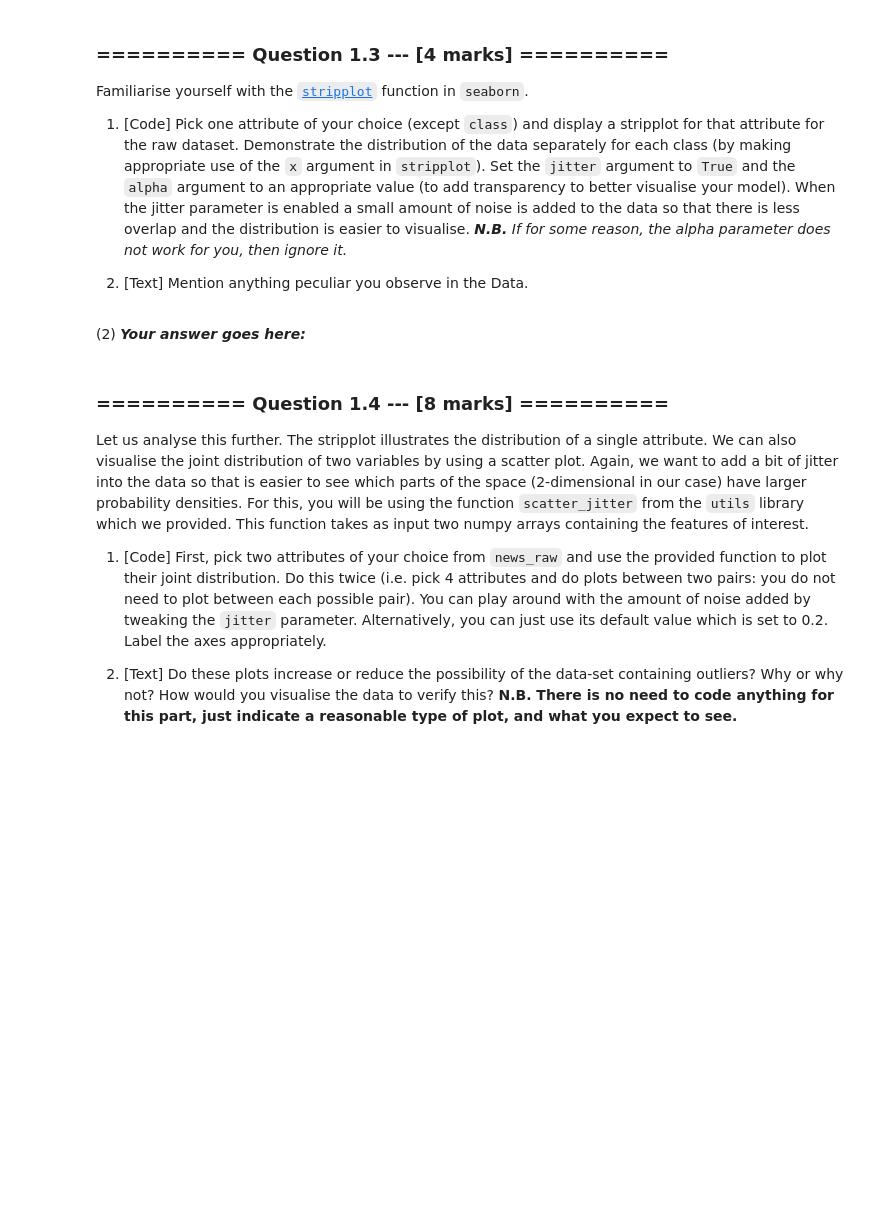
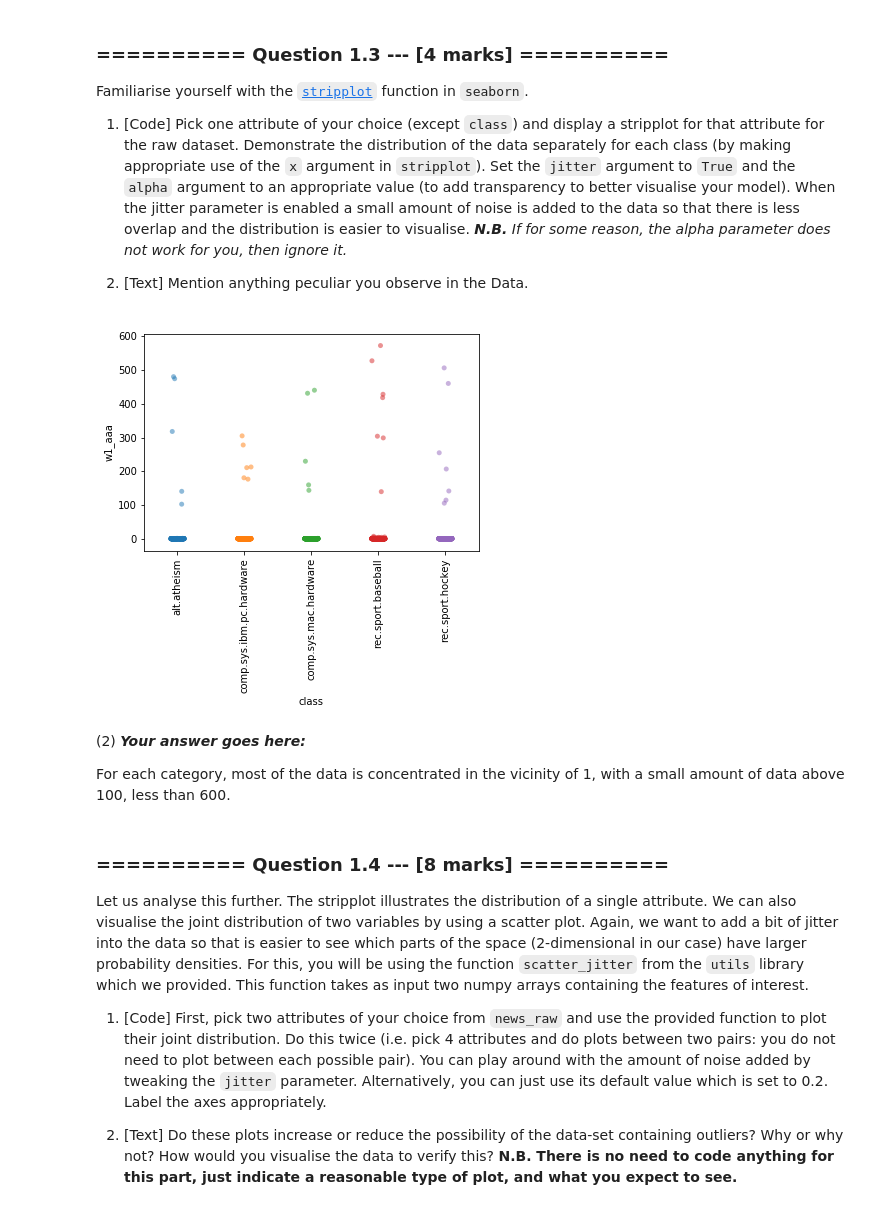
Before and after one commit to LewisLauYang/IAML2018, a Jupyter notebook: Assignments/01_Analysis.ipynb, the cells around one changed output. Saved outputs shown, nothing was run; the diff lists cells and outputs as text; code cells hidden in the pictures; blank space fills up the shorter version.

```diff
--- a/Assignments/01_Analysis.ipynb
+++ b/Assignments/01_Analysis.ipynb
@@ -149,15 +190,18 @@ Familiarise yourself with the [`stripplot`](https://seaborn.github.io/generated/
 1. [Text] Mention anything peculiar you observe in the Data.
 # %%
 # (1) # Your Code goes here:
-A = news_raw['w2_pins']
-
 plt.figure()
 plt.subplot(111)
-sns.stripplot(news_raw['class'], A, jitter=True, alpha = 0.3)
-
+ax = sns.stripplot(x="class", y="w1_aaa", data=news_raw, jitter=True, alpha = 0.5)
+labels = ["alt.atheism", "comp.sys.ibm.pc.hardware", "comp.sys.mac.hardware", "rec.sport.baseball", "rec.sport.hockey"]
+ax.set_xticklabels(labels, rotation=90)
 plt.show()
+# %% [output]
+[figure, added]
-# %% [markdown]
-(2) ***Your answer goes here:***
+# %% [markdown]
+(2) ***Your answer goes here:***
+
+For each category, most of the data is concentrated in the vicinity of 1, with a small amount of data above 100, less than 600.
 # %% [markdown]
 ### ========== Question 1.4  --- [8 marks] ==========
 Let us analyse this further. The stripplot illustrates the distribution of a single attribute. We can also visualise the joint distribution of two variables by using a scatter plot. Again, we want to add a bit of jitter into the data so that is easier to see which parts of the space (2-dimensional in our case) have larger probability densities. For this, you will be using the function `scatter_jitter` from the `utils` library which we provided. This function takes as input two numpy arrays containing the features of interest.
```
Also changed, not shown: parts of 53 cells of this notebook, 4 other files.
